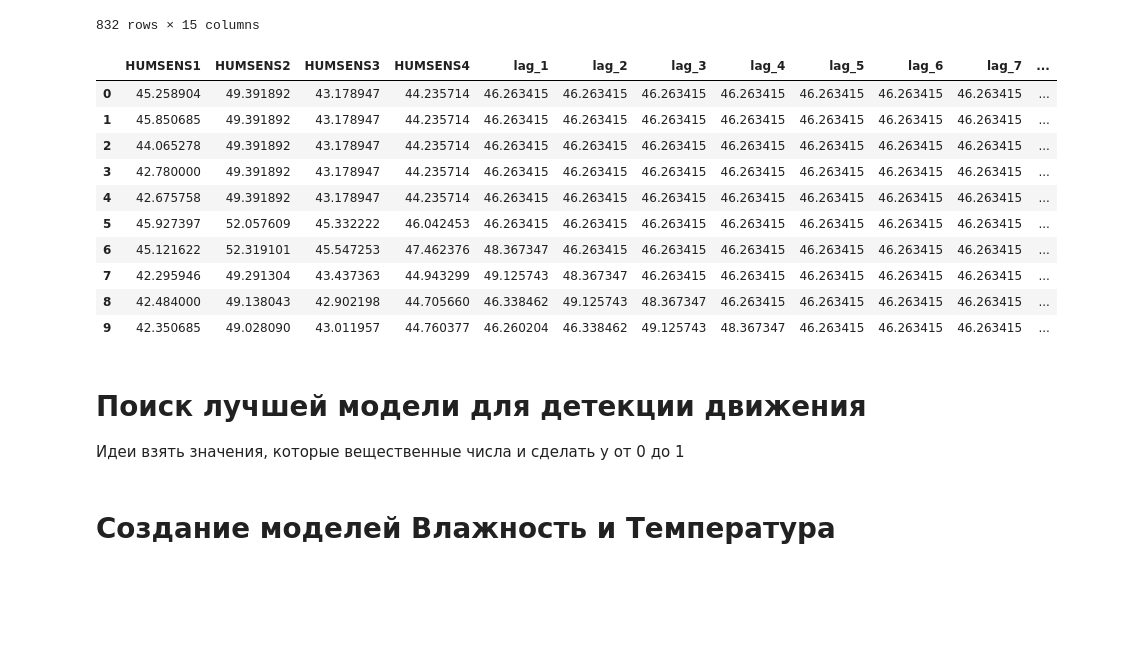
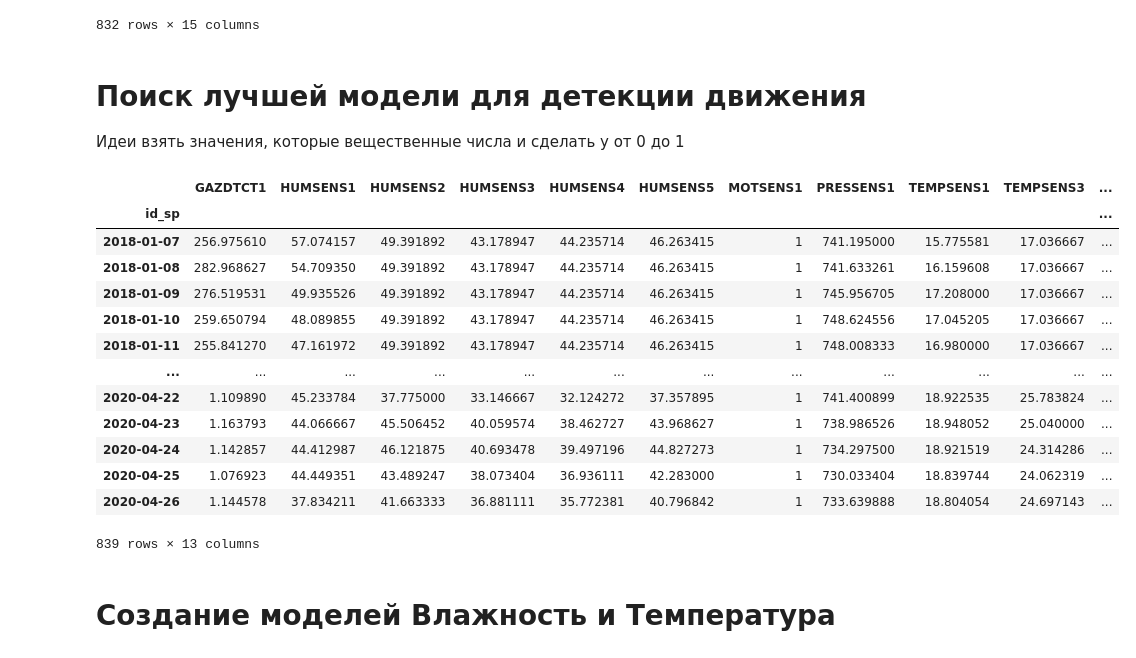
Before and after one commit to Grottersha123/smart_house, a Jupyter notebook: predict_sensors.ipynb, the cells around one changed output. Saved outputs shown, nothing was run; the diff lists cells and outputs as text; code cells hidden in the pictures; blank space fills up the shorter version.

```diff
--- a/predict_sensors.ipynb
+++ b/predict_sensors.ipynb
@@ -214,24 +190,6 @@ X
 | 830 | 44.449351 | 43.489247 | 38.073404 | 36.936111 | 44.827273 | 43.968627 | 37.357895 | 40.495098 | 45.800000 | 45.774747 | 45.875248 | ... |
 | 831 | 37.834211 | 41.663333 | 36.881111 | 35.772381 | 42.283000 | 44.827273 | 43.968627 | 37.357895 | 40.495098 | 45.800000 | 45.774747 | ... |
 832 rows × 15 columns
-# %%
-# reserve 30% of data for testing
-from sklearn.linear_model import LogisticRegression
-from sklearn.tree import DecisionTreeClassifier
-X_train, X_test, y_train, y_test = timeseries_train_test_split(X, y, test_size=0.3)
-X_train.head(10)
-# %% [output]
-|  | HUMSENS1 | HUMSENS2 | HUMSENS3 | HUMSENS4 | lag_1 | lag_2 | lag_3 | lag_4 | lag_5 | lag_6 | lag_7 | ... |
-| 0 | 45.258904 | 49.391892 | 43.178947 | 44.235714 | 46.263415 | 46.263415 | 46.263415 | 46.263415 | 46.263415 | 46.263415 | 46.263415 | ... |
-| 1 | 45.850685 | 49.391892 | 43.178947 | 44.235714 | 46.263415 | 46.263415 | 46.263415 | 46.263415 | 46.263415 | 46.263415 | 46.263415 | ... |
-| 2 | 44.065278 | 49.391892 | 43.178947 | 44.235714 | 46.263415 | 46.263415 | 46.263415 | 46.263415 | 46.263415 | 46.263415 | 46.263415 | ... |
-| 3 | 42.780000 | 49.391892 | 43.178947 | 44.235714 | 46.263415 | 46.263415 | 46.263415 | 46.263415 | 46.263415 | 46.263415 | 46.263415 | ... |
-| 4 | 42.675758 | 49.391892 | 43.178947 | 44.235714 | 46.263415 | 46.263415 | 46.263415 | 46.263415 | 46.263415 | 46.263415 | 46.263415 | ... |
-| 5 | 45.927397 | 52.057609 | 45.332222 | 46.042453 | 46.263415 | 46.263415 | 46.263415 | 46.263415 | 46.263415 | 46.263415 | 46.263415 | ... |
-| 6 | 45.121622 | 52.319101 | 45.547253 | 47.462376 | 48.367347 | 46.263415 | 46.263415 | 46.263415 | 46.263415 | 46.263415 | 46.263415 | ... |
-| 7 | 42.295946 | 49.291304 | 43.437363 | 44.943299 | 49.125743 | 48.367347 | 46.263415 | 46.263415 | 46.263415 | 46.263415 | 46.263415 | ... |
-| 8 | 42.484000 | 49.138043 | 42.902198 | 44.705660 | 46.338462 | 49.125743 | 48.367347 | 46.263415 | 46.263415 | 46.263415 | 46.263415 | ... |
-| 9 | 42.350685 | 49.028090 | 43.011957 | 44.760377 | 46.260204 | 46.338462 | 49.125743 | 48.367347 | 46.263415 | 46.263415 | 46.263415 | ... |
 # %% [markdown]
 # Поиск лучшей модели для детекции движения #
 
@@ -342,6 +233,23 @@ def get_predict_all(prepared_data, device_name_dict, tscv, scale=False, plot=Tru
                          title=name_clm)
         plotCoefficients(lr, X_train_interval)
     return lst_models
+# %%
+data_pivot
+# %% [output]
+|  | GAZDTCT1 | HUMSENS1 | HUMSENS2 | HUMSENS3 | HUMSENS4 | HUMSENS5 | MOTSENS1 | PRESSENS1 | TEMPSENS1 | TEMPSENS3 | ... |
+| id_sp |  |  |  |  |  |  |  |  |  |  | ... |
+| 2018-01-07 | 256.975610 | 57.074157 | 49.391892 | 43.178947 | 44.235714 | 46.263415 | 1 | 741.195000 | 15.775581 | 17.036667 | ... |
+| 2018-01-08 | 282.968627 | 54.709350 | 49.391892 | 43.178947 | 44.235714 | 46.263415 | 1 | 741.633261 | 16.159608 | 17.036667 | ... |
+| 2018-01-09 | 276.519531 | 49.935526 | 49.391892 | 43.178947 | 44.235714 | 46.263415 | 1 | 745.956705 | 17.208000 | 17.036667 | ... |
+| 2018-01-10 | 259.650794 | 48.089855 | 49.391892 | 43.178947 | 44.235714 | 46.263415 | 1 | 748.624556 | 17.045205 | 17.036667 | ... |
+| 2018-01-11 | 255.841270 | 47.161972 | 49.391892 | 43.178947 | 44.235714 | 46.263415 | 1 | 748.008333 | 16.980000 | 17.036667 | ... |
+| ... | ... | ... | ... | ... | ... | ... | ... | ... | ... | ... | ... |
+| 2020-04-22 | 1.109890 | 45.233784 | 37.775000 | 33.146667 | 32.124272 | 37.357895 | 1 | 741.400899 | 18.922535 | 25.783824 | ... |
+| 2020-04-23 | 1.163793 | 44.066667 | 45.506452 | 40.059574 | 38.462727 | 43.968627 | 1 | 738.986526 | 18.948052 | 25.040000 | ... |
+| 2020-04-24 | 1.142857 | 44.412987 | 46.121875 | 40.693478 | 39.497196 | 44.827273 | 1 | 734.297500 | 18.921519 | 24.314286 | ... |
+| 2020-04-25 | 1.076923 | 44.449351 | 43.489247 | 38.073404 | 36.936111 | 42.283000 | 1 | 730.033404 | 18.839744 | 24.062319 | ... |
+| 2020-04-26 | 1.144578 | 37.834211 | 41.663333 | 36.881111 | 35.772381 | 40.796842 | 1 | 733.639888 | 18.804054 | 24.697143 | ... |
+839 rows × 13 columns
 # %% [markdown]
 # Создание моделей Влажность и Температура #
 # %%
```
Also changed, not shown: parts of 19 cells of this notebook, 10 other files.
